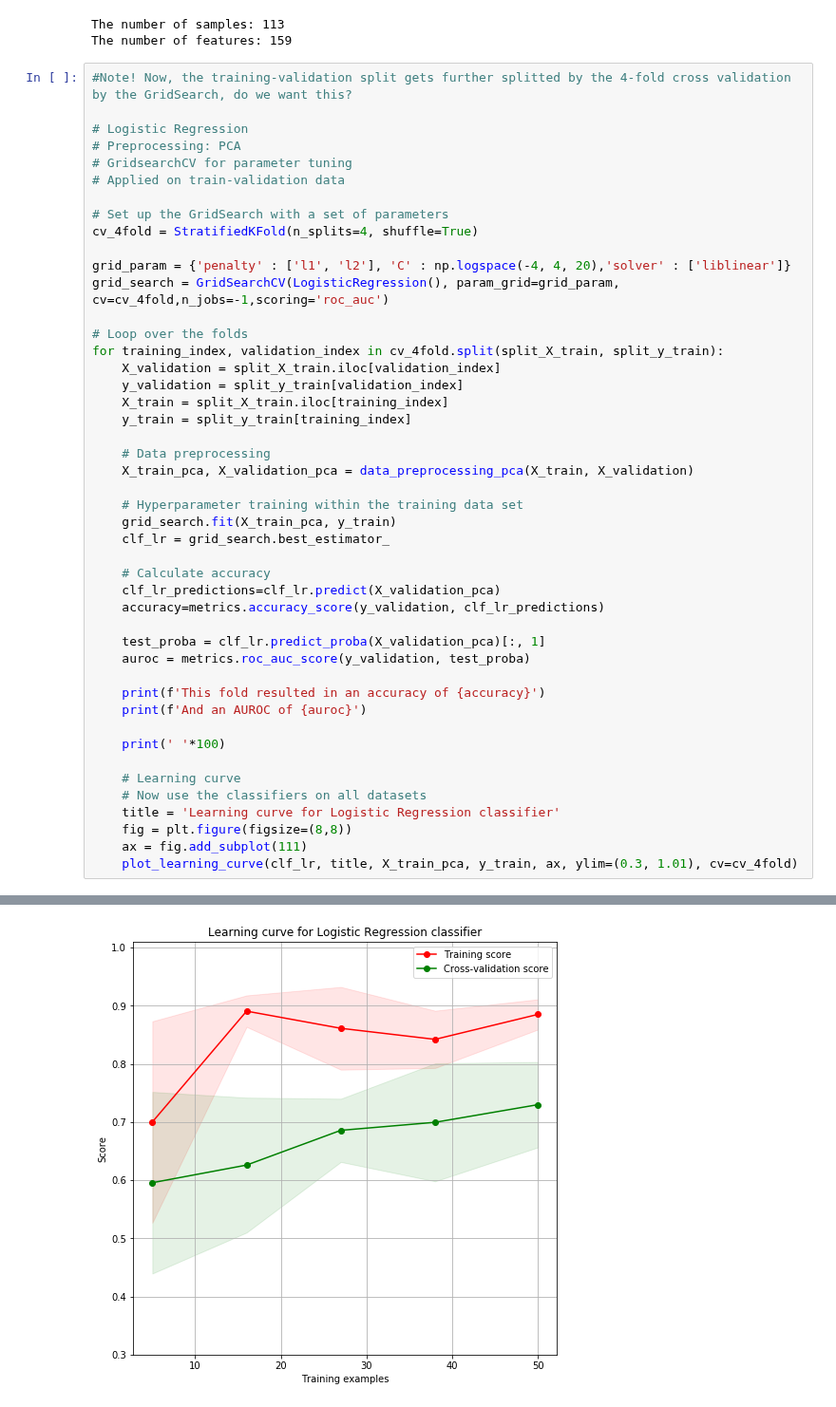
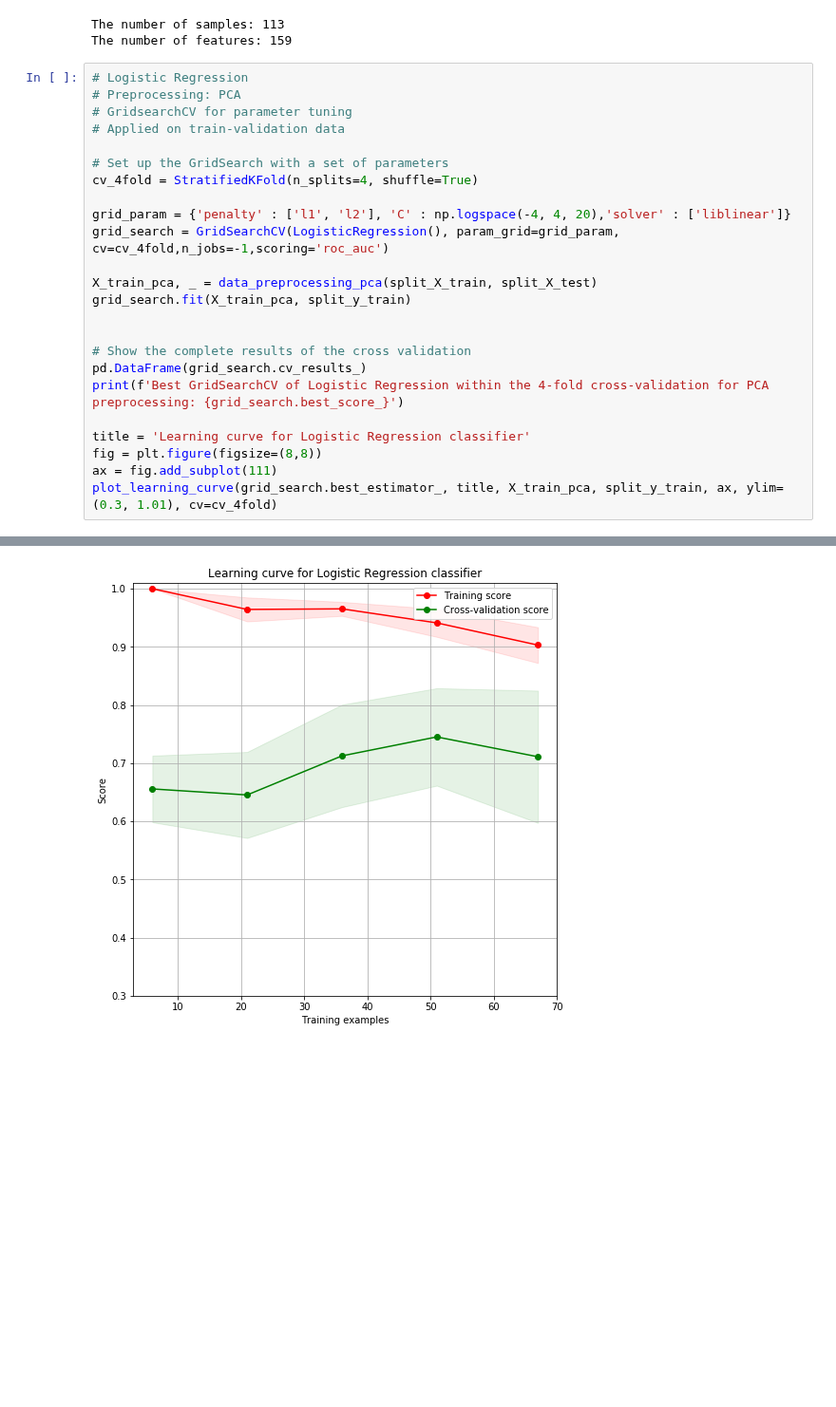
Before and after one commit to puckgroen/TM10007_PROJECT, a Jupyter notebook: Logistic_Regression.ipynb, the cells around one changed output, grey strips where cells are left out. Shown at 95% size. Drawn from its saved outputs; the diff is of its cells as text; blank space fills up the shorter version.

```diff
--- a/Logistic_Regression.ipynb
+++ b/Logistic_Regression.ipynb
@@ -184,8 +184,6 @@ split_X_train, split_X_test, split_y_train, split_y_test = train_test_split(data
 The number of samples: 113
 The number of features: 159
 # %%
-#Note! Now, the training-validation split gets further splitted by the 4-fold cross validation by the GridSearch, do we want this?
-
 # Logistic Regression
 # Preprocessing: PCA
 # GridsearchCV for parameter tuning
@@ -197,36 +195,16 @@ cv_4fold = StratifiedKFold(n_splits=4, shuffle=True)
 grid_param = {'penalty' : ['l1', 'l2'], 'C' : np.logspace(-4, 4, 20),'solver' : ['liblinear']}
 grid_search = GridSearchCV(LogisticRegression(), param_grid=grid_param, cv=cv_4fold,n_jobs=-1,scoring='roc_auc')
 
-# Loop over the folds
-for training_index, validation_index in cv_4fold.split(split_X_train, split_y_train):
-    X_validation = split_X_train.iloc[validation_index]
-    y_validation = split_y_train[validation_index]
-    X_train = split_X_train.iloc[training_index]
-    y_train = split_y_train[training_index]
+X_train_pca, _ = data_preprocessing_pca(split_X_train, split_X_test)
+grid_search.fit(X_train_pca, split_y_train)
 
-    # Data preprocessing
-    X_train_pca, X_validation_pca = data_preprocessing_pca(X_train, X_validation)
 
-    # Hyperparameter training within the training data set
-    grid_search.fit(X_train_pca, y_train)
-    clf_lr = grid_search.best_estimator_
+# Show the complete results of the cross validation
+pd.DataFrame(grid_search.cv_results_)
+print(f'Best GridSearchCV of Logistic Regression within the 4-fold cross-validation for PCA preprocessing: {grid_search.best_score_}')
 
-    # Calculate accuracy
-    clf_lr_predictions=clf_lr.predict(X_validation_pca)
-    accuracy=metrics.accuracy_score(y_validation, clf_lr_predictions)
-
-    test_proba = clf_lr.predict_proba(X_validation_pca)[:, 1]
-    auroc = metrics.roc_auc_score(y_validation, test_proba)
-
-    print(f'This fold resulted in an accuracy of {accuracy}')
-    print(f'And an AUROC of {auroc}')
-
-    print(' '*100)
-
-    # Learning curve
-    # Now use the classifiers on all datasets
-    title = 'Learning curve for Logistic Regression classifier'
-    fig = plt.figure(figsize=(8,8))
-    ax = fig.add_subplot(111)
-    plot_learning_curve(clf_lr, title, X_train_pca, y_train, ax, ylim=(0.3, 1.01), cv=cv_4fold)
+title = 'Learning curve for Logistic Regression classifier'
+fig = plt.figure(figsize=(8,8))
+ax = fig.add_subplot(111)
+plot_learning_curve(grid_search.best_estimator_, title, X_train_pca, split_y_train, ax, ylim=(0.3, 1.01), cv=cv_4fold)
 # %% [output]
@@ -244 +213 @@ And an AUROC of 0.5950413223140496
-[figure, old version]
+[figure, new version]
```
Also changed, not shown: parts of 5 cells of this notebook.
